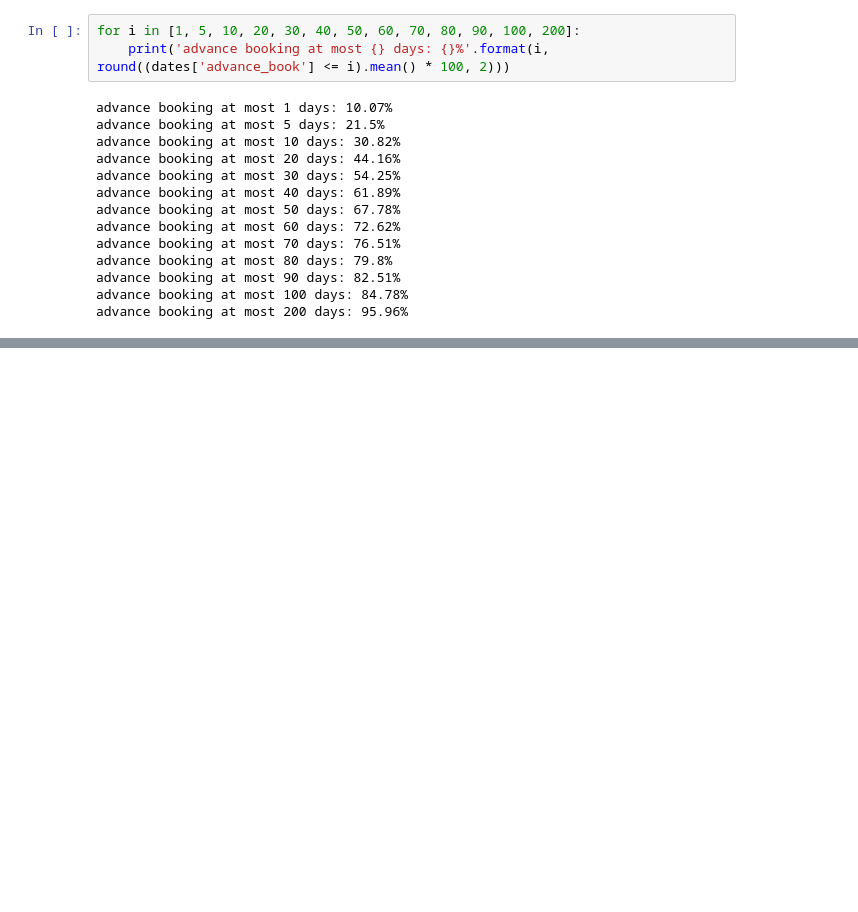
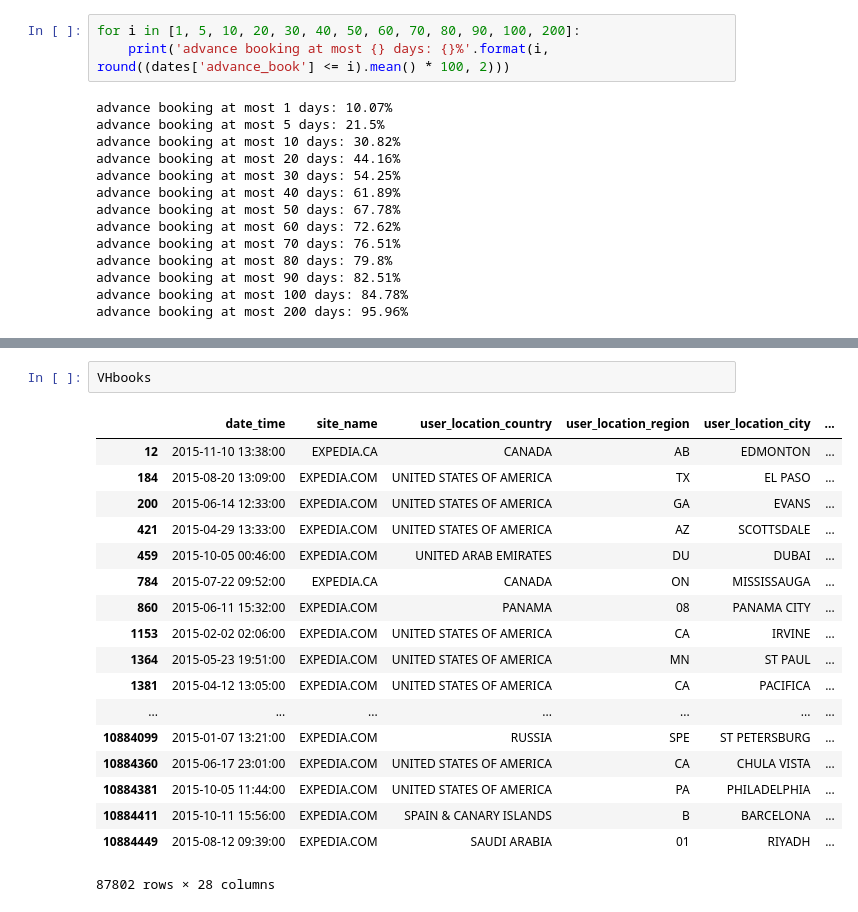
Before and after one commit to jyc969/LYTC, a Jupyter notebook: datafest.ipynb, the cells around one changed output, grey strips where cells are left out. Saved outputs shown, nothing was run; the diff lists cells and outputs as text; blank space fills up the shorter version.

```diff
--- a/datafest.ipynb
+++ b/datafest.ipynb
@@ -311,0 +399,21 @@ advance booking at most 200 days: 95.96%
+# %%
+VHbooks
+# %% [output]
+|  | date_time | site_name | user_location_country | user_location_region | user_location_city | ... |
+| 12 | 2015-11-10 13:38:00 | EXPEDIA.CA | CANADA | AB | EDMONTON | ... |
+| 184 | 2015-08-20 13:09:00 | EXPEDIA.COM | UNITED STATES OF AMERICA | TX | EL PASO | ... |
+| 200 | 2015-06-14 12:33:00 | EXPEDIA.COM | UNITED STATES OF AMERICA | GA | EVANS | ... |
+| 421 | 2015-04-29 13:33:00 | EXPEDIA.COM | UNITED STATES OF AMERICA | AZ | SCOTTSDALE | ... |
+| 459 | 2015-10-05 00:46:00 | EXPEDIA.COM | UNITED ARAB EMIRATES | DU | DUBAI | ... |
+| 784 | 2015-07-22 09:52:00 | EXPEDIA.CA | CANADA | ON | MISSISSAUGA | ... |
+| 860 | 2015-06-11 15:32:00 | EXPEDIA.COM | PANAMA | 08 | PANAMA CITY | ... |
+| 1153 | 2015-02-02 02:06:00 | EXPEDIA.COM | UNITED STATES OF AMERICA | CA | IRVINE | ... |
+| 1364 | 2015-05-23 19:51:00 | EXPEDIA.COM | UNITED STATES OF AMERICA | MN | ST PAUL | ... |
+| 1381 | 2015-04-12 13:05:00 | EXPEDIA.COM | UNITED STATES OF AMERICA | CA | PACIFICA | ... |
+| ... | ... | ... | ... | ... | ... | ... |
+| 10884099 | 2015-01-07 13:21:00 | EXPEDIA.COM | RUSSIA | SPE | ST PETERSBURG | ... |
+| 10884360 | 2015-06-17 23:01:00 | EXPEDIA.COM | UNITED STATES OF AMERICA | CA | CHULA VISTA | ... |
+| 10884381 | 2015-10-05 11:44:00 | EXPEDIA.COM | UNITED STATES OF AMERICA | PA | PHILADELPHIA | ... |
+| 10884411 | 2015-10-11 15:56:00 | EXPEDIA.COM | SPAIN & CANARY ISLANDS | B | BARCELONA | ... |
+| 10884449 | 2015-08-12 09:39:00 | EXPEDIA.COM | SAUDI ARABIA | 01 | RIYADH | ... |
+87802 rows × 28 columns
```
Also changed, not shown: parts of 20 cells of this notebook.
